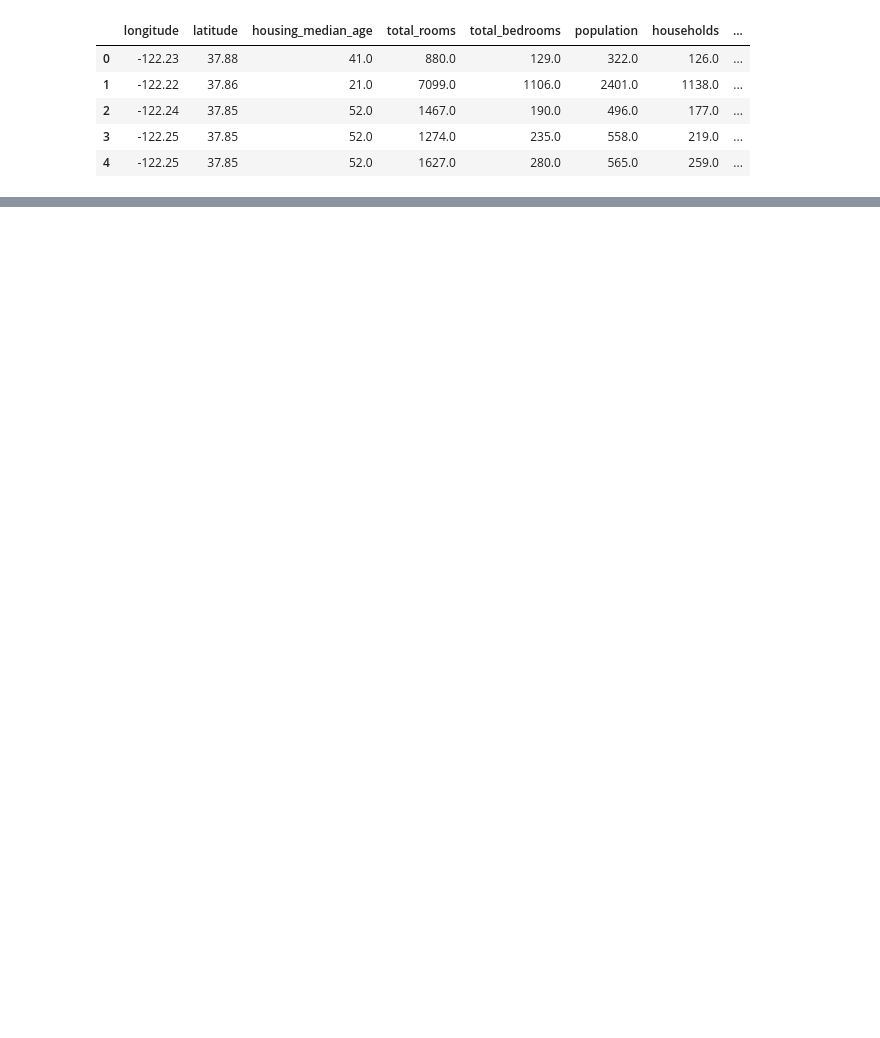
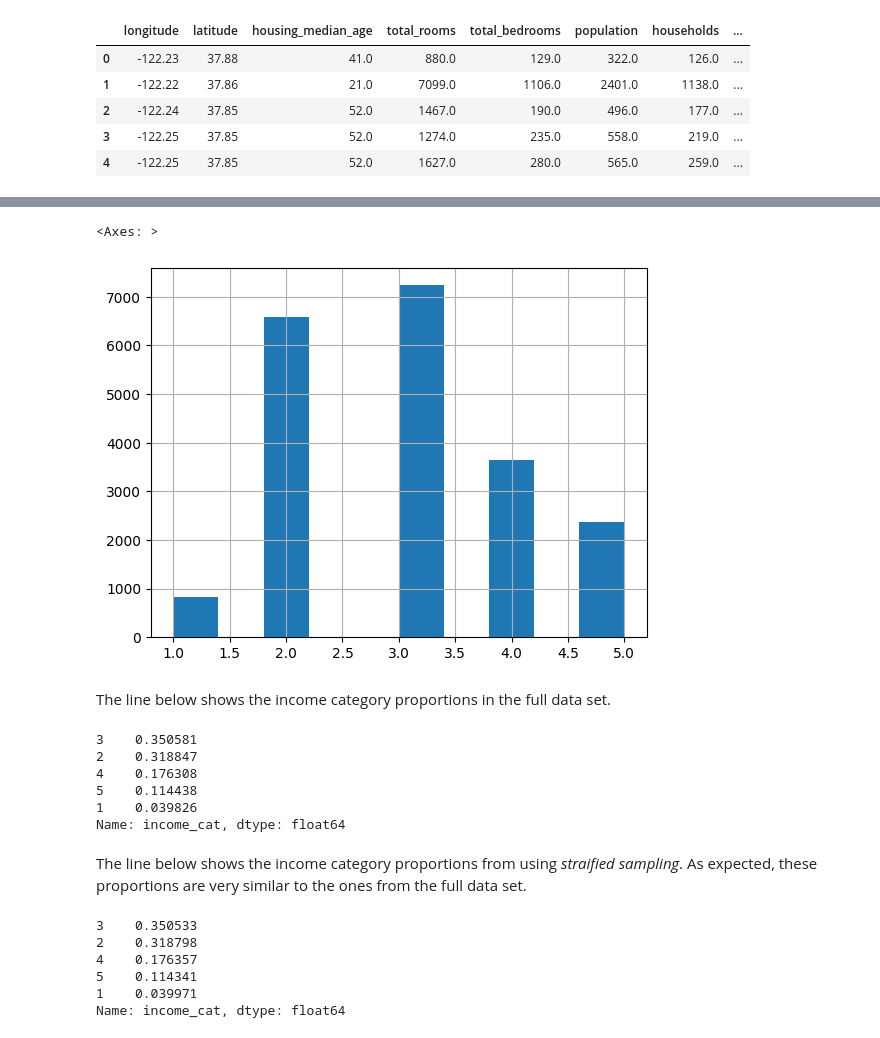
Before and after one commit to ovazque/ML, a Jupyter notebook: Housing.ipynb, the cells around one changed output, grey strips where cells are left out. Saved outputs shown, nothing was run; the diff lists cells and outputs as text; code cells hidden in the pictures; blank space fills up the shorter version.

```diff
--- a/Housing.ipynb
+++ b/Housing.ipynb
@@ -37,0 +94,9 @@ housing.head()
+# %%
+housing["income_cat"] = pd.cut(housing["median_income"],
+                               bins=[0.0, 1.5, 3.0, 4.5, 6.0, 1000],
+                               labels=[1,2,3,4,5])
+# %%
+housing["income_cat"].hist()
+# %% [output]
+<Axes: >
+[figure, added]
@@ -37,0 +110,22 @@ housing.head()
+# %% [markdown]
+The line below shows the income category proportions in the full data set.
+# %%
+housing["income_cat"].value_counts()/len(housing)
+# %% [output]
+3    0.350581
+2    0.318847
+4    0.176308
+5    0.114438
+1    0.039826
+Name: income_cat, dtype: float64
+# %% [markdown]
+The line below shows the income category proportions from using *straified sampling*. As expected, these proportions are very similar to the ones from the full data set.
+# %%
+strat_test_set["income_cat"].value_counts()/len(strat_test_set)
+# %% [output]
+3    0.350533
+2    0.318798
+4    0.176357
+5    0.114341
+1    0.039971
+Name: income_cat, dtype: float64
```
Also changed, not shown: parts of 14 cells of this notebook.
